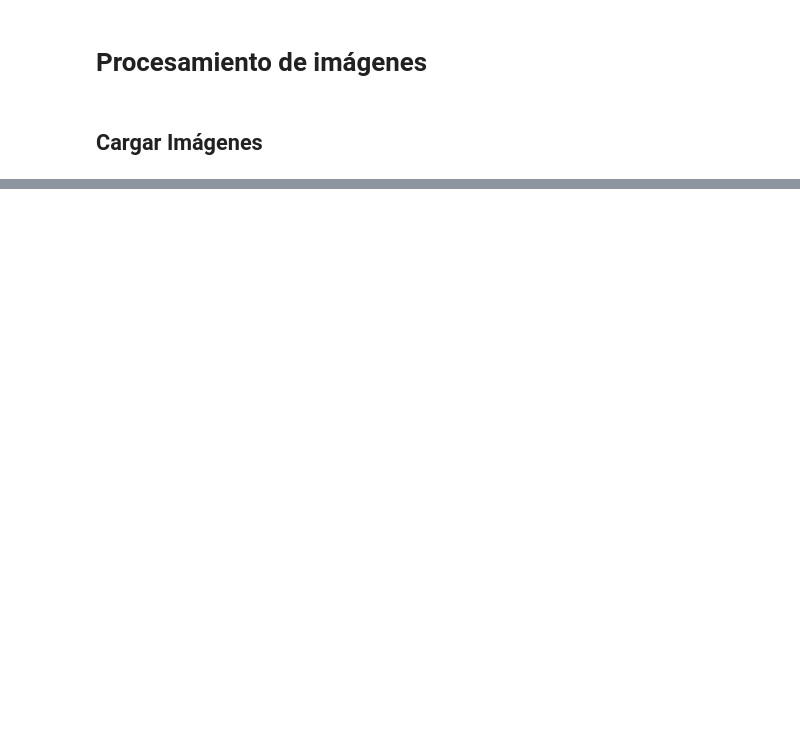
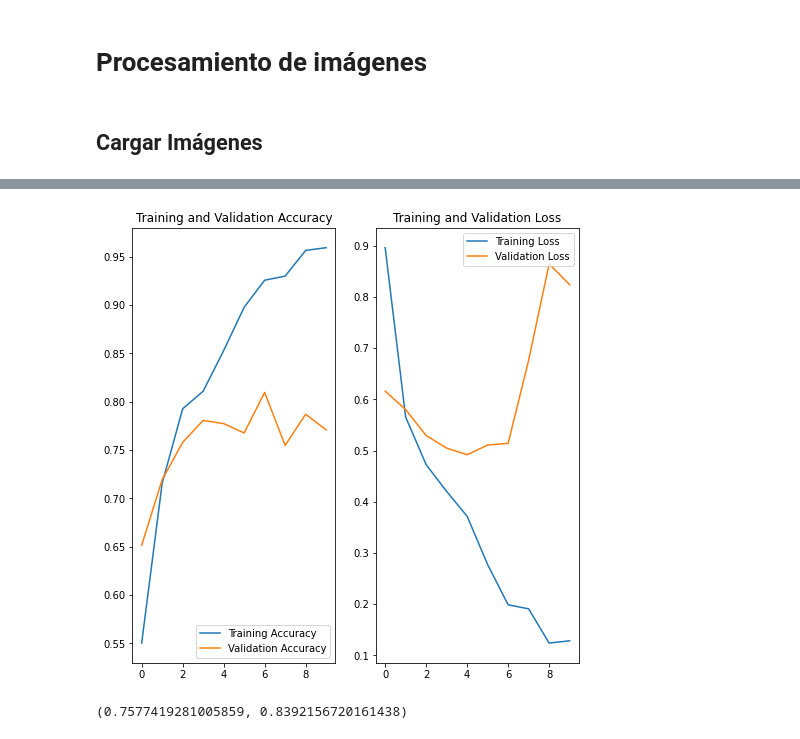
Before and after one commit to dvergarap13/Analisis-numero, a Jupyter notebook: Procesamiento.ipynb, the cells around one changed output, grey strips where cells are left out. Cells and saved outputs as stored; diff of their text form; code cells hidden in the pictures; blank space fills up the shorter version.

```diff
--- a/Procesamiento.ipynb
+++ b/Procesamiento.ipynb
@@ -62,0 +47,23 @@ for i in range(len(x_test)):
+# %%
+model = tf.keras.models.Sequential([
+    layers.experimental.preprocessing.Rescaling(1./255),
+    layers.Conv2D(32, 3, padding='same', activation='relu'),
+    layers.MaxPooling2D(),
+    layers.Conv2D(32, 3, padding='same', activation='relu'),
+    layers.MaxPooling2D(),
+    layers.Conv2D(32, 3, padding='same', activation='relu'),
+    layers.MaxPooling2D(),
+    layers.Flatten(),
+    layers.Dense(128, activation='relu'),
+    layers.Dense(1,activation="sigmoid")
+])
+# %%
+model.compile(optimizer="adam",
+              loss=tf.keras.losses.binary_crossentropy,
+              metrics=['accuracy'])
+# %%
+modelo=model.fit(
+  train,
+  validation_data=test,
+  epochs=10
+)
@@ -62,0 +91,28 @@ for i in range(len(x_test)):
+# %%
+acc = modelo.history['accuracy']
+val_acc = modelo.history['val_accuracy']
+
+loss = modelo.history['loss']
+val_loss = modelo.history['val_loss']
+
+epochs_range = range(10)
+
+plt.figure(figsize=(8, 8))
+plt.subplot(1, 2, 1)
+plt.plot(epochs_range, acc, label='Training Accuracy')
+plt.plot(epochs_range, val_acc, label='Validation Accuracy')
+plt.legend(loc='lower right')
+plt.title('Training and Validation Accuracy')
+
+plt.subplot(1, 2, 2)
+plt.plot(epochs_range, loss, label='Training Loss')
+plt.plot(epochs_range, val_loss, label='Validation Loss')
+plt.legend(loc='upper right')
+plt.title('Training and Validation Loss')
+plt.show()
+# %% [output]
+[figure, added]
+# %%
+tf.math.confusion_matrix()
+# %% [output]
+(0.7577419281005859, 0.8392156720161438)
```
Also changed, not shown: parts of 32 cells of this notebook.
